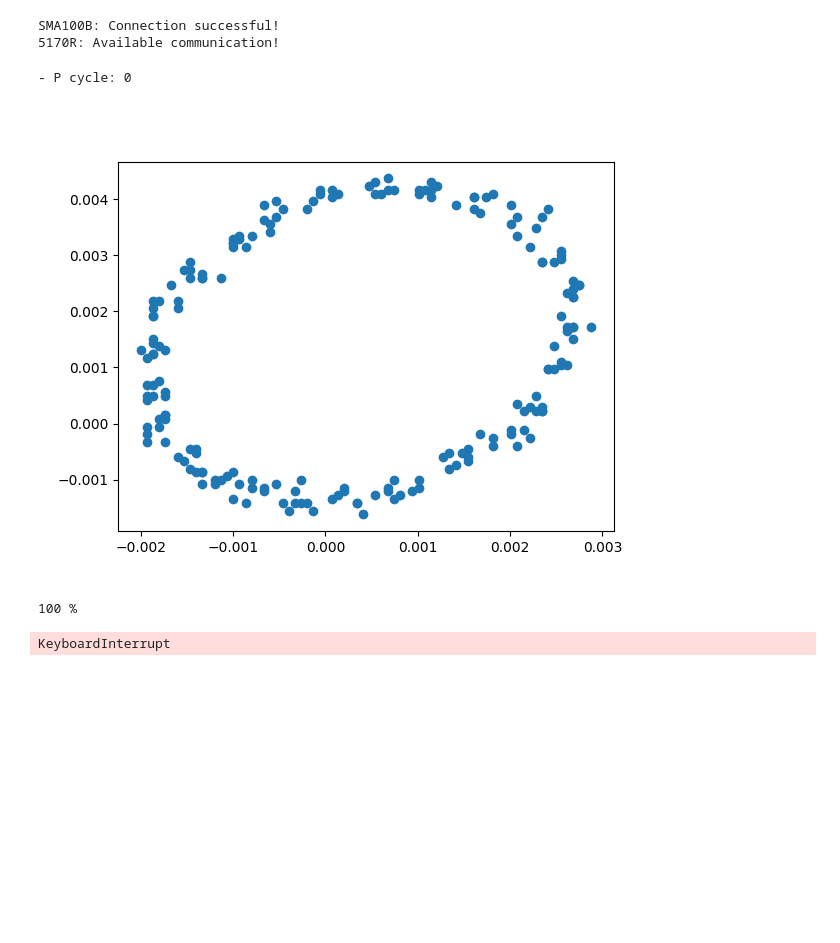
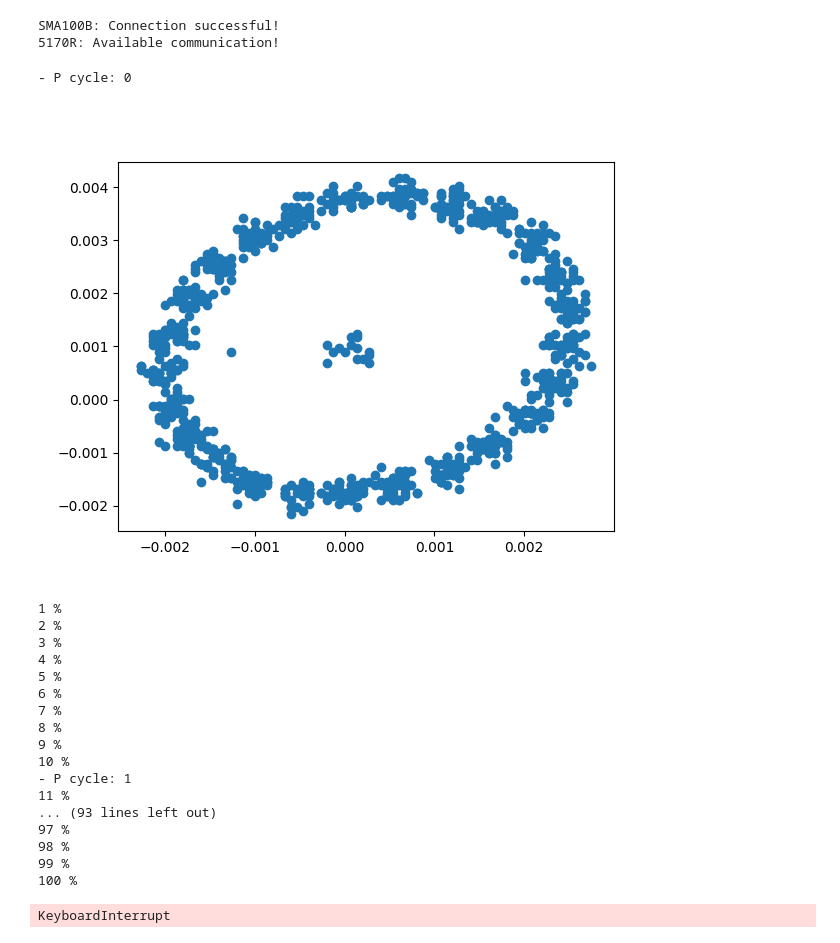
Before and after one commit to biqute/QTLab2324, a Jupyter notebook: PAandQubit/Actual_Work/IQMixer.ipynb, the cells around one changed output. Saved outputs shown, nothing was run; the diff lists cells and outputs as text; code cells hidden in the pictures; blank space fills up the shorter version.

```diff
--- a/PAandQubit/Actual_Work/IQMixer.ipynb
+++ b/PAandQubit/Actual_Work/IQMixer.ipynb
@@ -35,7 +35,7 @@ Card_Name       = 'PXI1Slot3'
 sGen            = RS_SMA100B.SMA100B(ip)
 pxie            = PXIe5170R(Card_Name)
 
-k = 1                                                               # coefficiente per prendere k*1000 punti
+k = 4                                                               # coefficiente per prendere k*1000 punti
                                                                     # con la scheda, dunque devo aumentare la pulse width e period
 
 pulse_freq      = 1.010e9
@@ -76,8 +76,8 @@ fsl.set_frequency(1) # GHz
 fsl.set_output('ON')
 pxie.open(trigger_channel = '0')
 
-pota        = np.arange(amplitude, amplitude + 1 , 1)
-pula        = np.arange(pulse_freq, pulse_freq + 0.001e9, 0.001e9)
+pota        = np.arange(amplitude, amplitude + 10 , 1)
+pula        = np.arange(pulse_freq, pulse_freq + 0.010e9, 0.001e9)
 
 amplidick   = {}
 counter     = 1
@@ -95,35 +95,51 @@ for p, pot in enumerate(pota):
         sGen.RF_freq(pul) # guarda come è definito, abbiamo messo la potenza e6
         sGen.pul_state(1)
         sGen.RF_state(1)
         # time.sleep(0.1)
         waveforms = pxie.acquisition(sGen.pul_exe_sing_trig)
         I = np.array(waveforms[3].samples.tolist())
         Q = np.array(waveforms[2].samples.tolist())
         if p == 0 and i == 0:
 
           cln_pts = 30                # clean points for I-Q plane
           plt.clf()
           plt.scatter(Q[cln_pts:-cln_pts],I[cln_pts:-cln_pts])
           plt.show()
 
 
         sGen.pul_state(0)
         sGen.RF_state(0)
 
         print(int(counter*100/(len(pota)*len(pula))),'%')
         counter += 1
         amplidick[f'p{digits_p.format(p)}']['freqs'][f'f{digits_f.format(i)}'] = {'freq_(Hz)': pul, 'I': I, 'Q': Q}
 fsl.set_output('OFF')
 
 
 # SAVE DATA ON HDF5 FILE
-filename = 'amplitrix2_IQMixer.hdf5'
+filename = 'amplitrixCASA_IQMixer.hdf5'
 if os.path.exists(filename):
   os.remove(filename)
 hdf5_write(amplidick, filename)
 # %% [output]
 - P cycle: 0
-[figure, old version]
+[figure, new version]
+1 %
+2 %
+3 %
+4 %
+5 %
+6 %
+7 %
+8 %
+9 %
+10 %
+- P cycle: 1
+11 %
+... (93 lines left out)
+97 %
+98 %
+99 %
 100 %
 # %%
 # Turn ON the modulation of the Signal Generator
```
Also changed, not shown: parts of 3 cells of this notebook, 1 other file.
